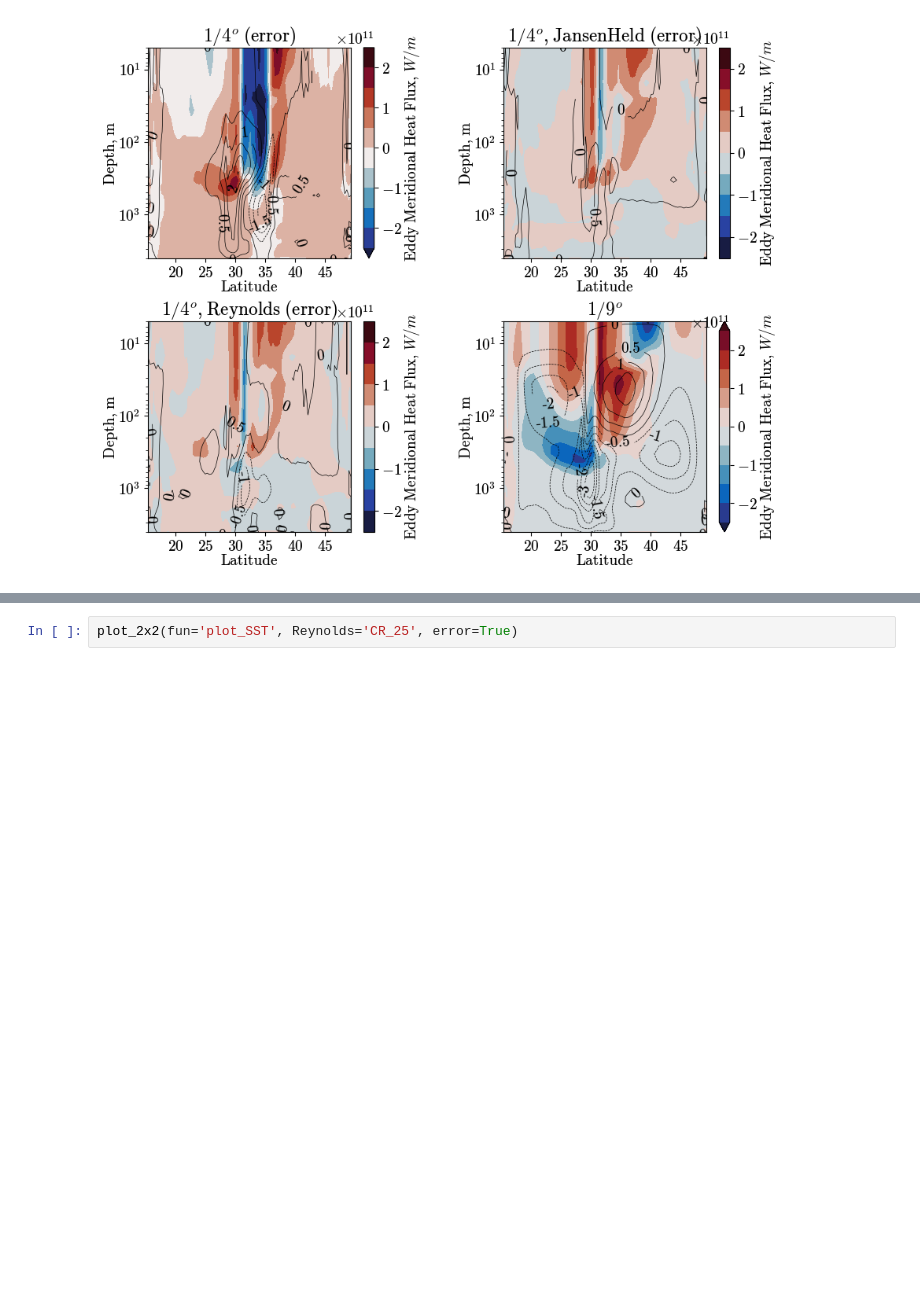
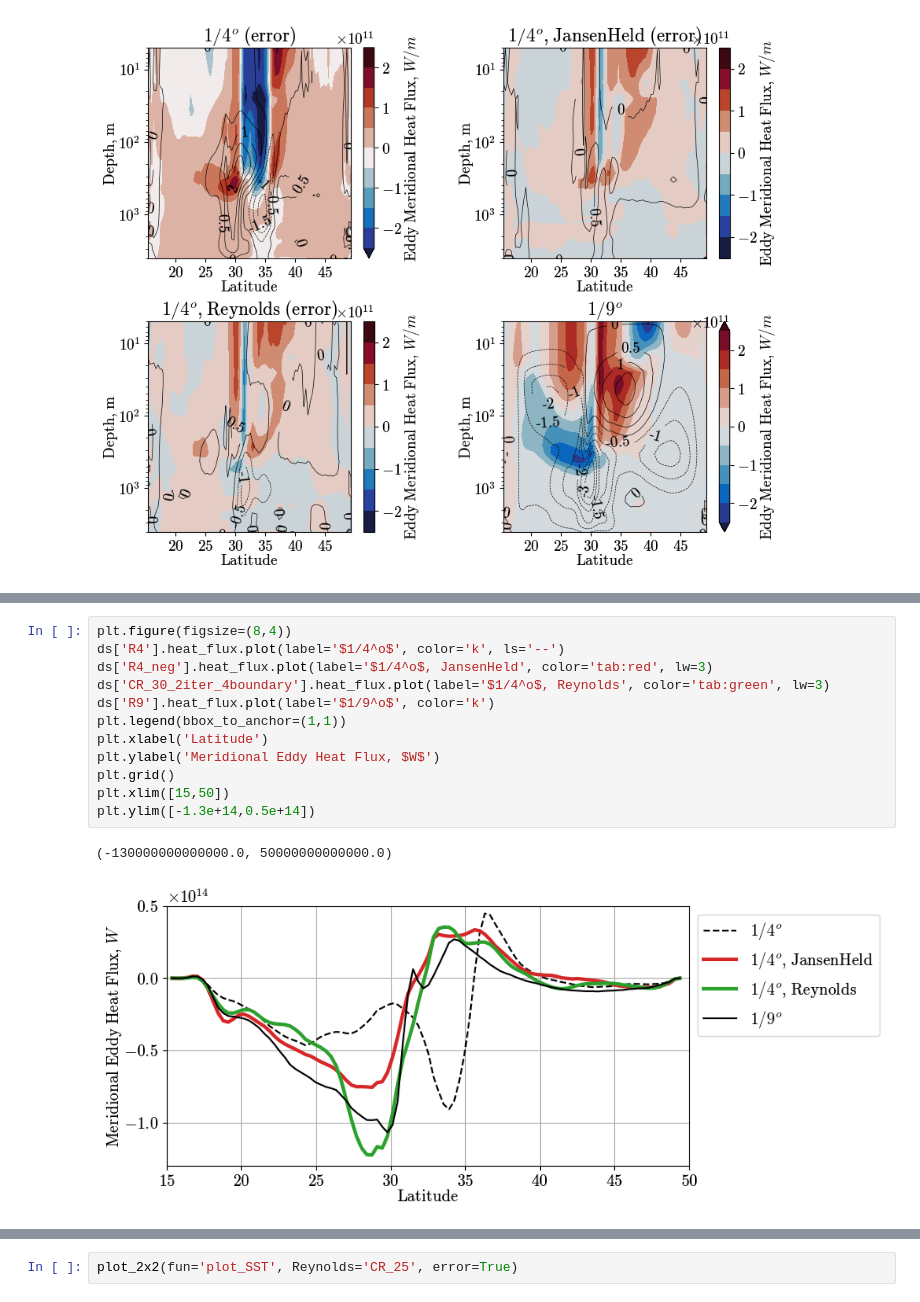
Before and after one commit to Pperezhogin/NEMO-Reynolds, a Jupyter notebook: online-ranking.ipynb, the cells around one changed output, grey strips where cells are left out. Cells and saved outputs as stored; diff of their text form; blank space fills up the shorter version.

```diff
--- a/online-ranking.ipynb
+++ b/online-ranking.ipynb
@@ -186,3 +235,18 @@ plot_2x2(Reynolds='CR_35_2iter_4boundary', error=True)
+# %%
+plt.figure(figsize=(8,4))
+ds['R4'].heat_flux.plot(label='$1/4^o$', color='k', ls='--')
+ds['R4_neg'].heat_flux.plot(label='$1/4^o$, JansenHeld', color='tab:red', lw=3)
+ds['CR_30_2iter_4boundary'].heat_flux.plot(label='$1/4^o$, Reynolds', color='tab:green', lw=3)
+ds['R9'].heat_flux.plot(label='$1/9^o$', color='k')
+plt.legend(bbox_to_anchor=(1,1))
+plt.xlabel('Latitude')
+plt.ylabel('Meridional Eddy Heat Flux, $W$')
+plt.grid()
+plt.xlim([15,50])
+plt.ylim([-1.3e+14,0.5e+14])
+# %% [output]
+(-130000000000000.0, 50000000000000.0)
+[figure, added]
 # %%
 metrics().rank_metric('EKE_ratio', normalize=False)
 # %% [output]
```
Also changed, not shown: parts of 34 cells of this notebook, 4 other files.
